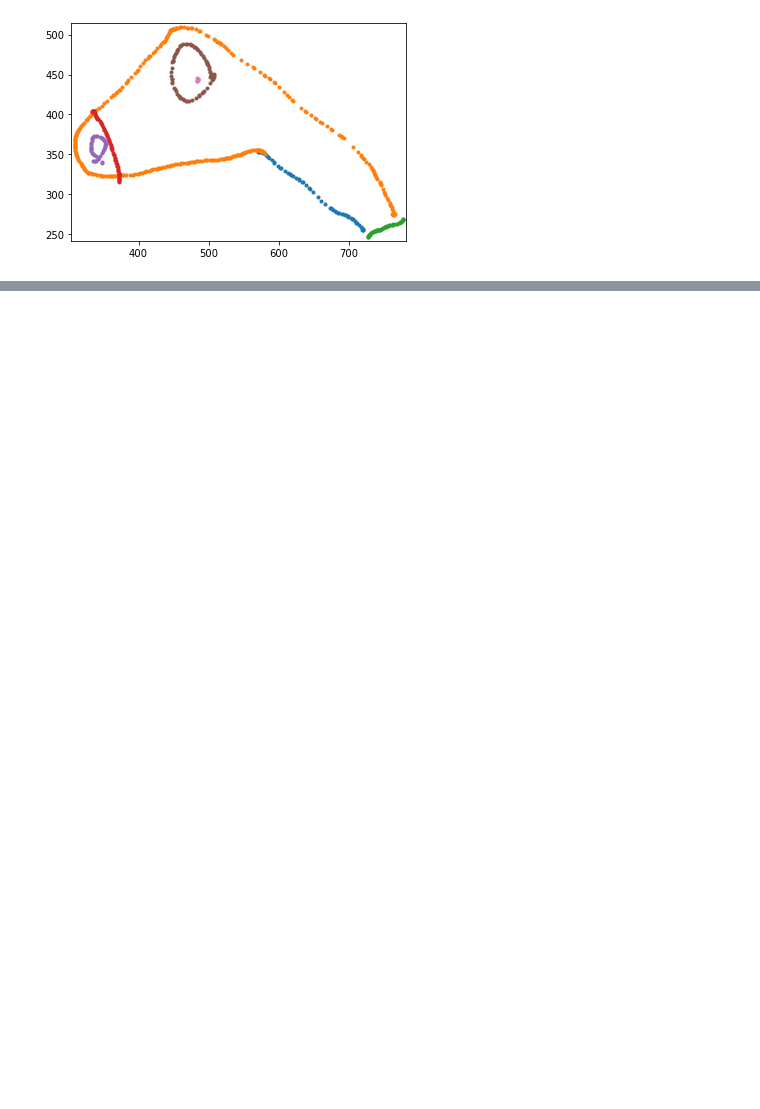
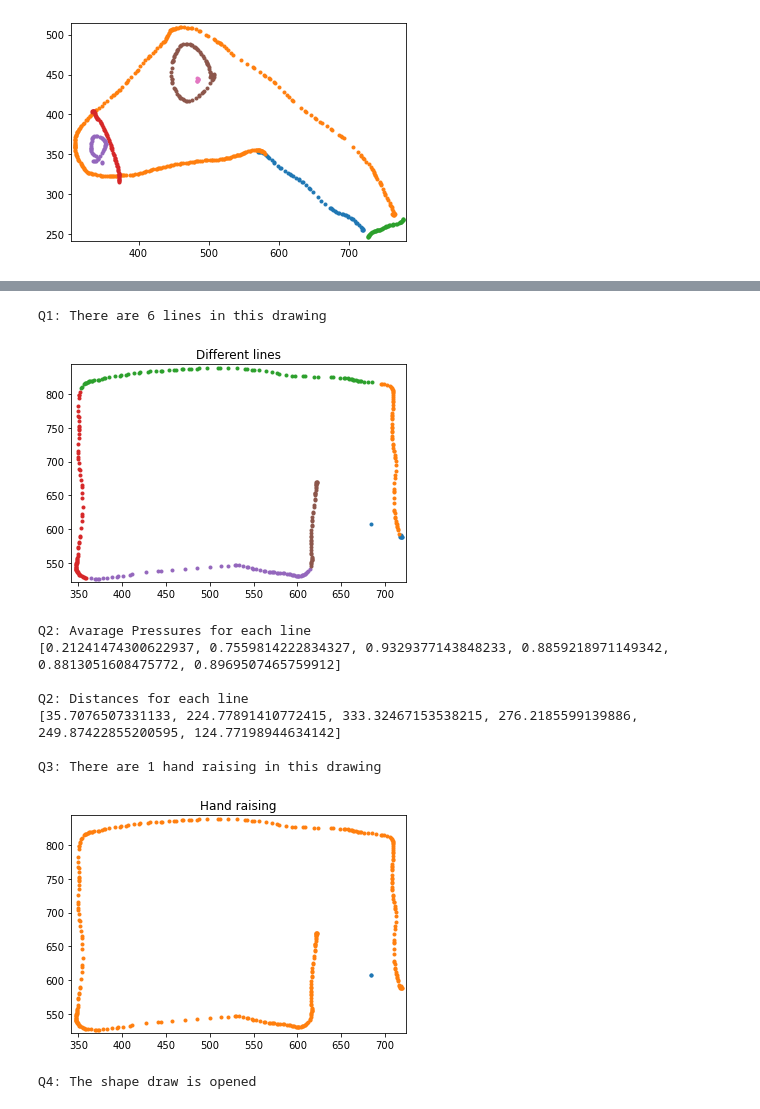
Before and after one commit to sandler2806/Data-Visualization, a Jupyter notebook: kids_drawing_pandas.ipynb, the cells around one changed output, grey strips where cells are left out. Saved outputs shown, nothing was run; the diff lists cells and outputs as text; code cells hidden in the pictures; blank space fills up the shorter version.

```diff
--- a/kids_drawing_pandas.ipynb
+++ b/kids_drawing_pandas.ipynb
@@ -478,0 +511,15 @@ Distances for each line
+# %%
+img = pd.read_csv(r'C:\Users\sandl\.ipynb_checkpoints\train\7558\SimpleTest\6.csv')
+algo(img)
+# %% [output]
+Q1: There are 6 lines in this drawing
+[figure, added]
+Q2: Avarage Pressures for each line
+[0.21241474300622937, 0.7559814222834327, 0.9329377143848233, 0.8859218971149342, 0.8813051608475772, 0.8969507465759912]
+
+Q2: Distances for each line
+[35.7076507331133, 224.77891410772415, 333.32467153538215, 276.2185599139886, 249.87422855200595, 124.77198944634142]
+
+Q3: There are 1 hand raising in this drawing
+[figure, added]
+Q4: The shape draw is opened
```
Also changed, not shown: parts of 34 cells of this notebook, 1 other file.
